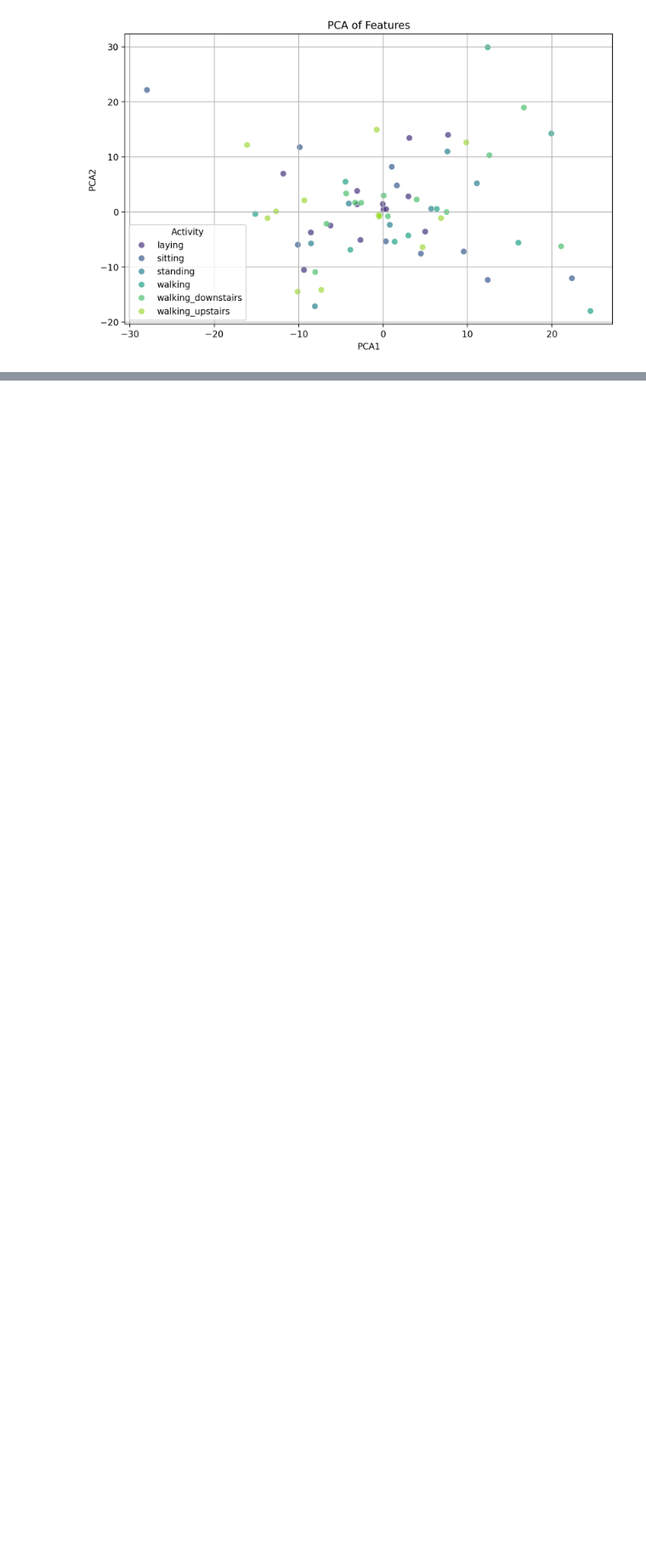
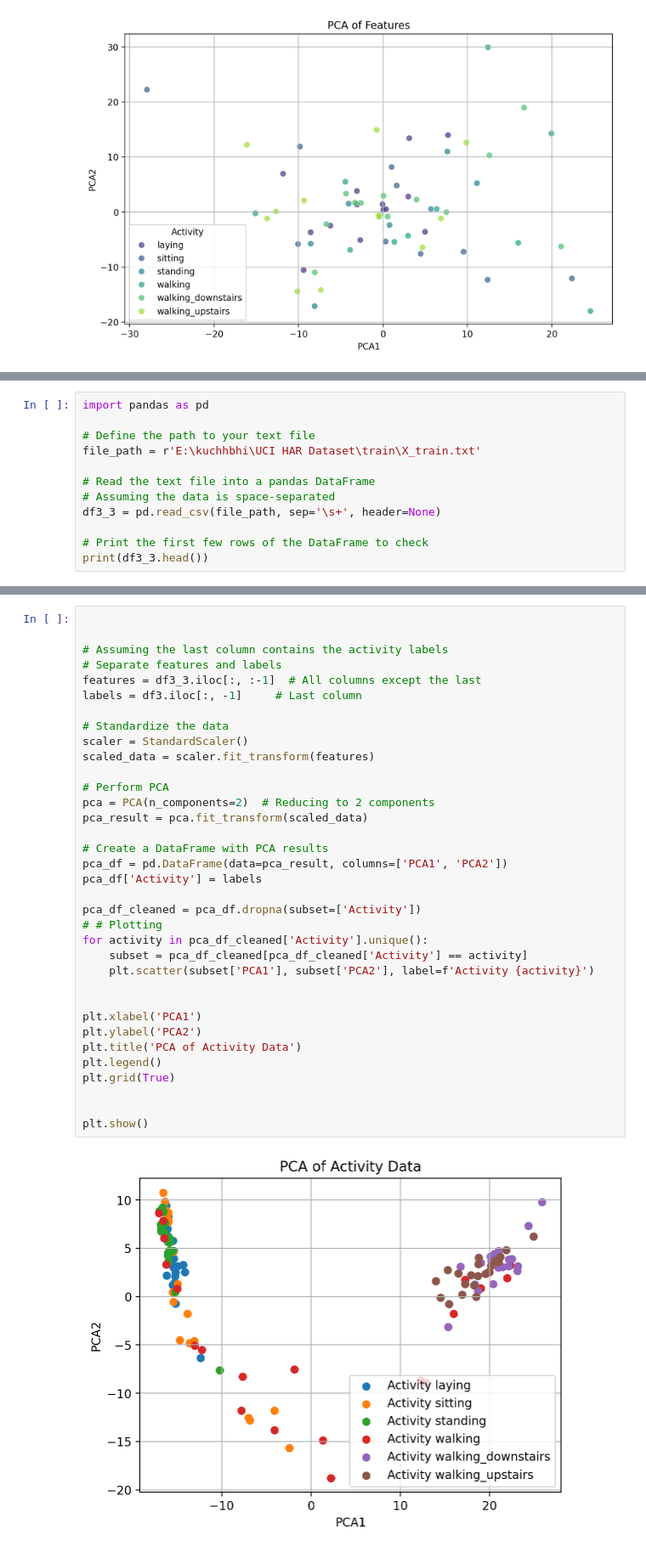
Before and after one commit to MukeshK17/es335-24-fall-assignment-1, a Jupyter notebook: Asst1_Exploratory_Data_Analysis.ipynb, the cells around one changed output, grey strips where cells are left out. Shown at 85% size. Cells and saved outputs as stored; diff of their text form; blank space fills up the shorter version.

```diff
--- a/Asst1_Exploratory_Data_Analysis.ipynb
+++ b/Asst1_Exploratory_Data_Analysis.ipynb
@@ -283,0 +303,12 @@ df_pca = pd.DataFrame(principal_components, columns=['PCA1', 'PCA2'])
+# %%
+import pandas as pd
+
+# Define the path to your text file
+file_path = r'E:\kuchhbhi\UCI HAR Dataset\train\X_train.txt'
+
+# Read the text file into a pandas DataFrame
+# Assuming the data is space-separated
+df3_3 = pd.read_csv(file_path, sep='\s+', header=None)
+
+# Print the first few rows of the DataFrame to check
+print(df3_3.head())
@@ -283,0 +333,37 @@ df_pca = pd.DataFrame(principal_components, columns=['PCA1', 'PCA2'])
+# %%
+
+
+# Assuming the last column contains the activity labels
+# Separate features and labels
+features = df3_3.iloc[:, :-1]  # All columns except the last
+labels = df3.iloc[:, -1]     # Last column
+
+# Standardize the data
+scaler = StandardScaler()
+scaled_data = scaler.fit_transform(features)
+
+# Perform PCA
+pca = PCA(n_components=2)  # Reducing to 2 components
+pca_result = pca.fit_transform(scaled_data)
+
+# Create a DataFrame with PCA results
+pca_df = pd.DataFrame(data=pca_result, columns=['PCA1', 'PCA2'])
+pca_df['Activity'] = labels
+
+pca_df_cleaned = pca_df.dropna(subset=['Activity'])
+# # Plotting
+for activity in pca_df_cleaned['Activity'].unique():
+    subset = pca_df_cleaned[pca_df_cleaned['Activity'] == activity]
+    plt.scatter(subset['PCA1'], subset['PCA2'], label=f'Activity {activity}')
+
+
+plt.xlabel('PCA1')
+plt.ylabel('PCA2')
+plt.title('PCA of Activity Data')
+plt.legend()
+plt.grid(True)
+
+
+plt.show()
+# %% [output]
+[figure, added]
```
Also changed, not shown: parts of 13 cells of this notebook.
